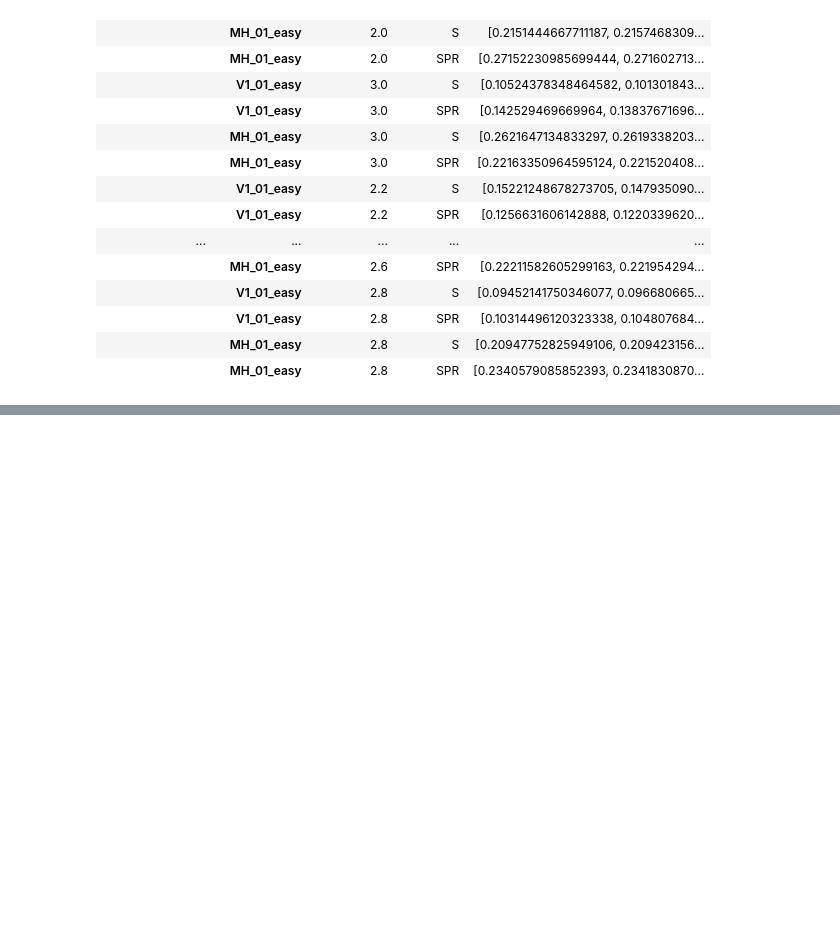
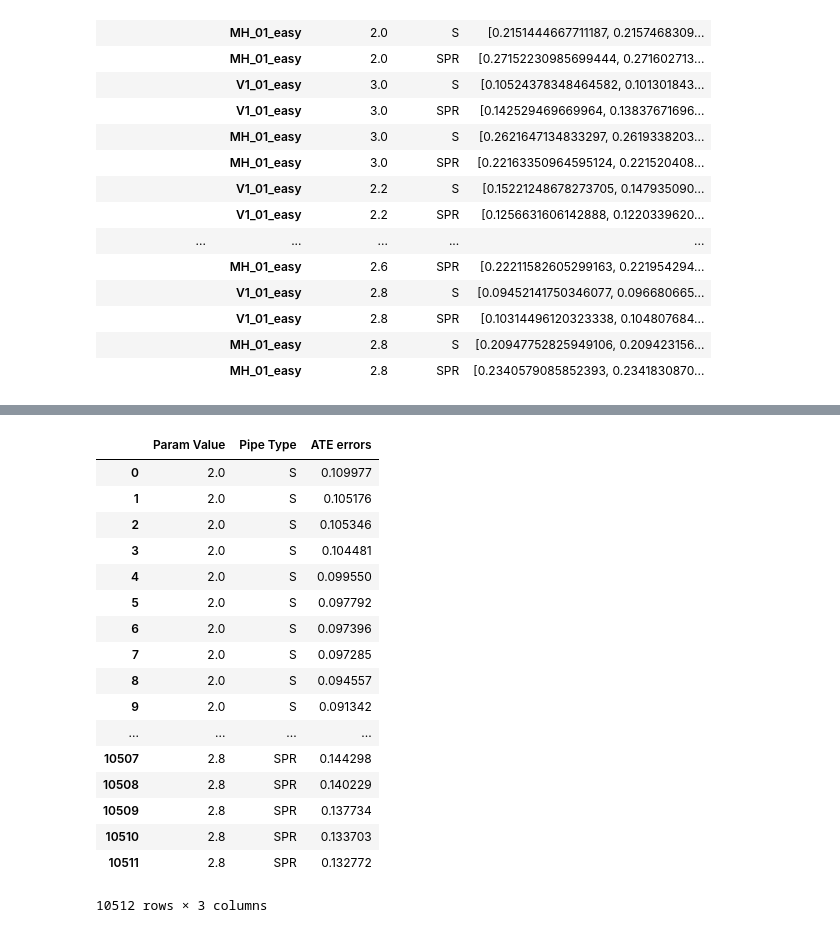
Before and after one commit to MIT-SPARK/Kimera-VIO-Evaluation, a Jupyter notebook: notebooks/plot_regression_tests.ipynb, the cells around one changed output, grey strips where cells are left out. Saved outputs shown, nothing was run; the diff lists cells and outputs as text; code cells hidden in the pictures; blank space fills up the shorter version.

```diff
--- a/notebooks/plot_regression_tests.ipynb
+++ b/notebooks/plot_regression_tests.ipynb
@@ -167,7 +167,3 @@ df
 |  | V1_01_easy | 2.8 | SPR | [0.10314496120323338, 0.104807684... |
 |  | MH_01_easy | 2.8 | S | [0.20947752825949106, 0.209423156... |
 |  | MH_01_easy | 2.8 | SPR | [0.2340579085852393, 0.2341830870... |
-# %%
-
-tidy = df.loc["smartNoiseSigma"].loc['V1_01_easy']
-tidy.set_index(['Param Value', 'Pipe Type'], inplace = True)
@@ -174,6 +200,26 @@ tidy.set_index(['Param Value', 'Pipe Type'], inplace = True)
 # %%
 tidy_2 = tidy['ATE errors'].apply(lambda x: pd.Series(x)).stack().reset_index(level=2, drop=True).to_frame('ATE errors')
 tidy_2.reset_index(level=['Pipe Type', 'Param Value'], drop=False, inplace=True)
+tidy_2.colum
+# %% [output]
+|  | Param Value | Pipe Type | ATE errors |
+| 0 | 2.0 | S | 0.109977 |
+| 1 | 2.0 | S | 0.105176 |
+| 2 | 2.0 | S | 0.105346 |
+| 3 | 2.0 | S | 0.104481 |
+| 4 | 2.0 | S | 0.099550 |
+| 5 | 2.0 | S | 0.097792 |
+| 6 | 2.0 | S | 0.097396 |
+| 7 | 2.0 | S | 0.097285 |
+| 8 | 2.0 | S | 0.094557 |
+| 9 | 2.0 | S | 0.091342 |
+| ... | ... | ... | ... |
+| 10507 | 2.8 | SPR | 0.144298 |
+| 10508 | 2.8 | SPR | 0.140229 |
+| 10509 | 2.8 | SPR | 0.137734 |
+| 10510 | 2.8 | SPR | 0.133703 |
+| 10511 | 2.8 | SPR | 0.132772 |
+10512 rows × 3 columns
 # %%
 fig = px.box(tidy_2, x='Param Value', y="ATE errors", points="all", color="Pipe Type")
 fig.show()
```
Also changed, not shown: parts of 2 cells of this notebook.
